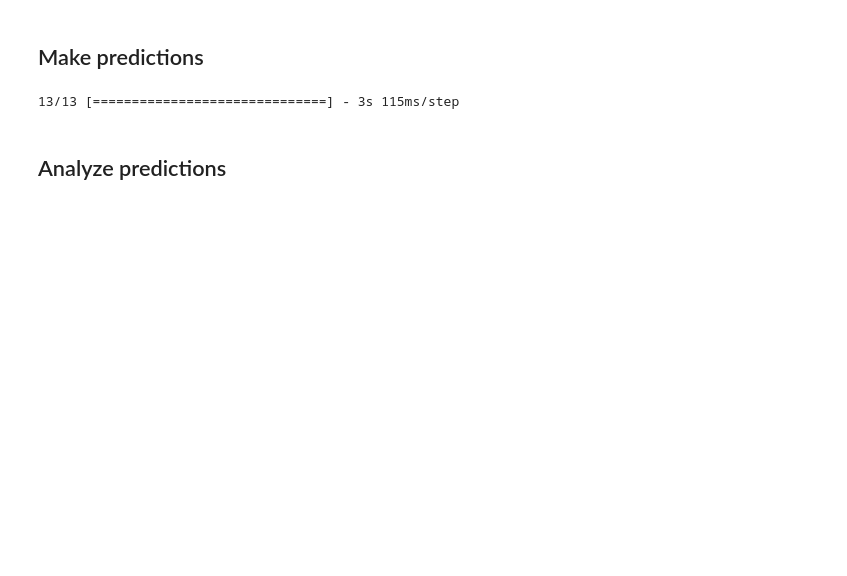
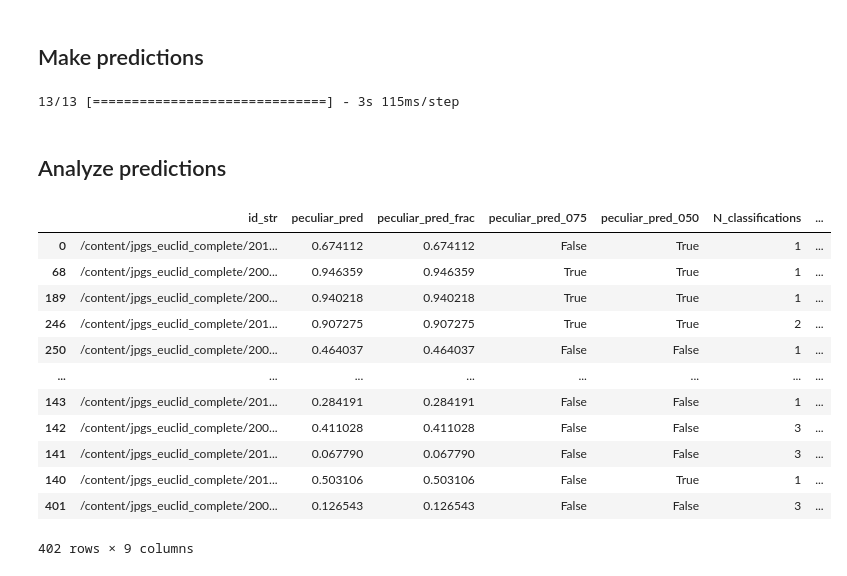
Before and after one commit to baussel/ZoobotEuclid, a Jupyter notebook: Zoobot_Finetuning_Example_Peculiar.ipynb, the cells around one changed output. Drawn from its saved outputs; the diff is of its cells as text; code cells hidden in the pictures; blank space fills up the shorter version.

```diff
--- a/Zoobot_Finetuning_Example_Peculiar.ipynb
+++ b/Zoobot_Finetuning_Example_Peculiar.ipynb
@@ -420,11 +438,25 @@ predict_on_dataset.predict(prediction_dataset, trained_model, n_samples=1, label
 # %%
 prediction_data = pd.read_csv("/content/drive/MyDrive/MPE/ZoobotEuclid/Results/peculiar_predictions.csv")
 prediction_data["peculiar_pred_frac"] = prediction_data["peculiar_pred"]
 prediction_data["peculiar_pred_075"] = (prediction_data["peculiar_pred_frac"] >= 0.75)
 prediction_data["peculiar_pred_050"] = (prediction_data["peculiar_pred_frac"] >= 0.5)
-prediction_data = pd.merge(prediction_data,test_catalog,on="id_str")
+prediction_data = pd.merge(prediction_data,labels_peculiar,on="id_str")
 prediction_data = prediction_data.sort_values("peculiar_frac",ascending=False)
 prediction_data
+# %% [output]
+|  | id_str | peculiar_pred | peculiar_pred_frac | peculiar_pred_075 | peculiar_pred_050 | N_classifications | ... |
+| 0 | /content/jpgs_euclid_complete/201... | 0.674112 | 0.674112 | False | True | 1 | ... |
+| 68 | /content/jpgs_euclid_complete/200... | 0.946359 | 0.946359 | True | True | 1 | ... |
+| 189 | /content/jpgs_euclid_complete/200... | 0.940218 | 0.940218 | True | True | 1 | ... |
+| 246 | /content/jpgs_euclid_complete/201... | 0.907275 | 0.907275 | True | True | 2 | ... |
+| 250 | /content/jpgs_euclid_complete/200... | 0.464037 | 0.464037 | False | False | 1 | ... |
+| ... | ... | ... | ... | ... | ... | ... | ... |
+| 143 | /content/jpgs_euclid_complete/201... | 0.284191 | 0.284191 | False | False | 1 | ... |
+| 142 | /content/jpgs_euclid_complete/200... | 0.411028 | 0.411028 | False | False | 3 | ... |
+| 141 | /content/jpgs_euclid_complete/201... | 0.067790 | 0.067790 | False | False | 3 | ... |
+| 140 | /content/jpgs_euclid_complete/201... | 0.503106 | 0.503106 | False | True | 1 | ... |
+| 401 | /content/jpgs_euclid_complete/200... | 0.126543 | 0.126543 | False | False | 3 | ... |
+402 rows × 9 columns
 # %%
 def cm_peculiar(data,column_pred):
     labels, predictions = np.array(prediction_data["peculiar"]), np.array(prediction_data[column_pred])
```
Also changed, not shown: parts of 7 cells of this notebook.
